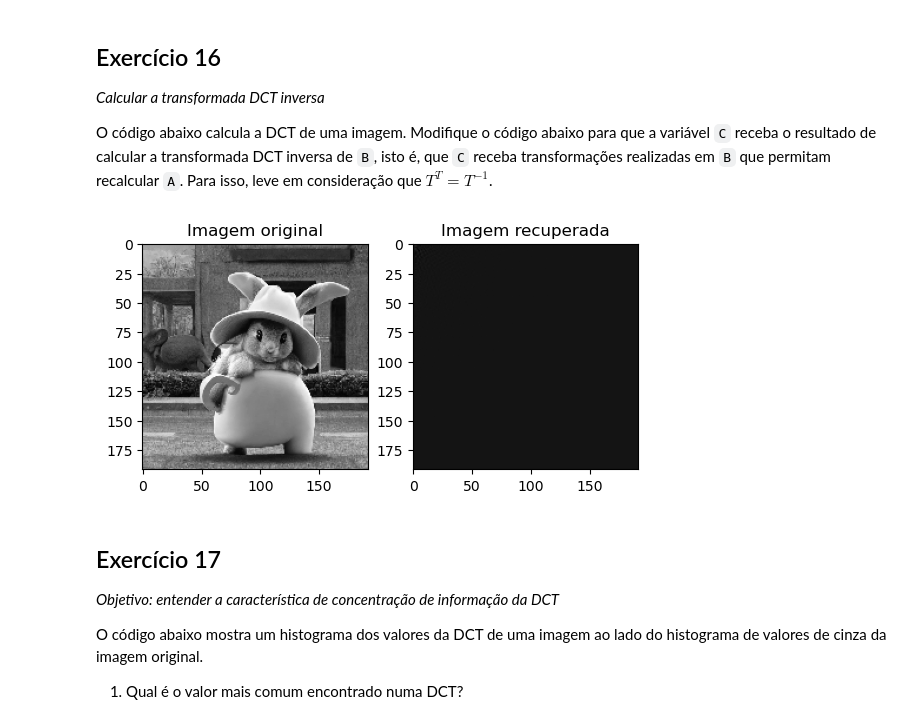
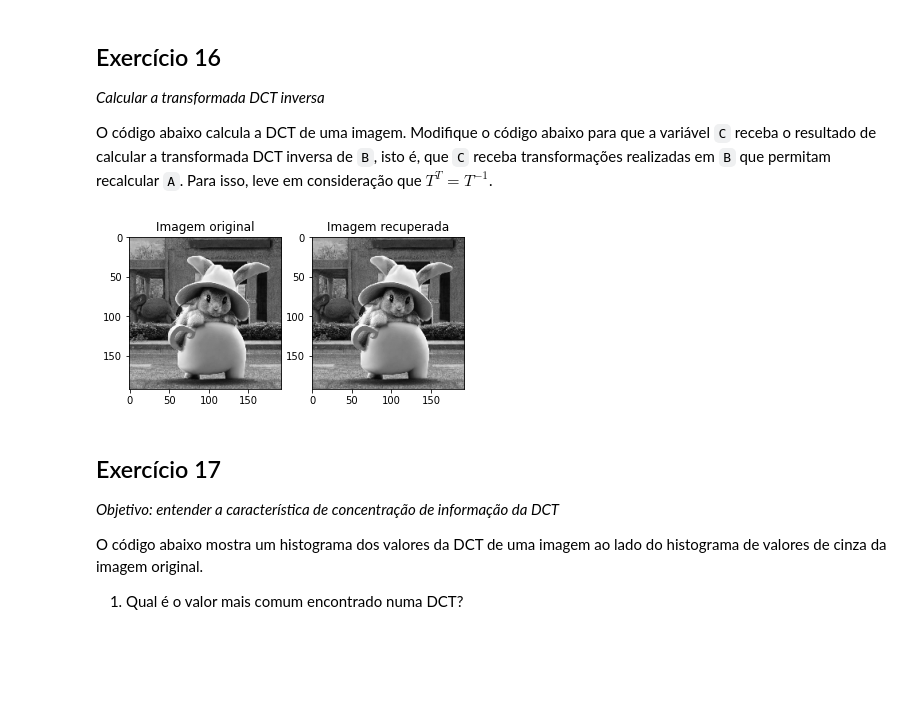
Before and after one commit to alfredjynx/alglin-alunos, a Jupyter notebook: 07-compressao.ipynb, the cells around one changed output. Drawn from its saved outputs; the diff is of its cells as text; code cells hidden in the pictures; blank space fills up the shorter version.

```diff
--- a/07-compressao.ipynb
+++ b/07-compressao.ipynb
@@ -365,21 +365,26 @@ plt.show()
 
 O código abaixo calcula a DCT de uma imagem. Modifique o código abaixo para que a variável `C` receba o resultado de calcular a transformada DCT inversa de `B`, isto é, que `C` receba transformações realizadas em `B` que permitam recalcular `A`.  Para isso, leve em consideração que $T^T = T^{-1}$.
 # %%
+import numpy  as np
+import matplotlib.pyplot as plt
+import matplotlib.image as mpimg
+
 A = mpimg.imread("rabbit.jpeg").mean(axis=2)[::4,::4]
 T = dct2d_matrix(M=A.shape[0])
+
 B = T @ A @ T.T
 
-C = B # Modifique isso - C deveria receber a transformada inversa de B
+C = T.T @ B @ T # Modifique isso - C deveria receber a transformada inversa de B
 
 plt.subplot(1,2,1)
 plt.title('Imagem original')
 plt.imshow(A, cmap='gray')
 plt.subplot(1,2,2)
 plt.title('Imagem recuperada')
 plt.imshow(C, cmap='gray')
 plt.show()
 # %% [output]
-[figure, old version]
+[figure, new version]
 # %% [markdown]
 ## Exercício 17
 *Objetivo: entender a característica de concentração de informação da DCT*
```
Also changed, not shown: parts of 5 cells of this notebook, 1 other file.
